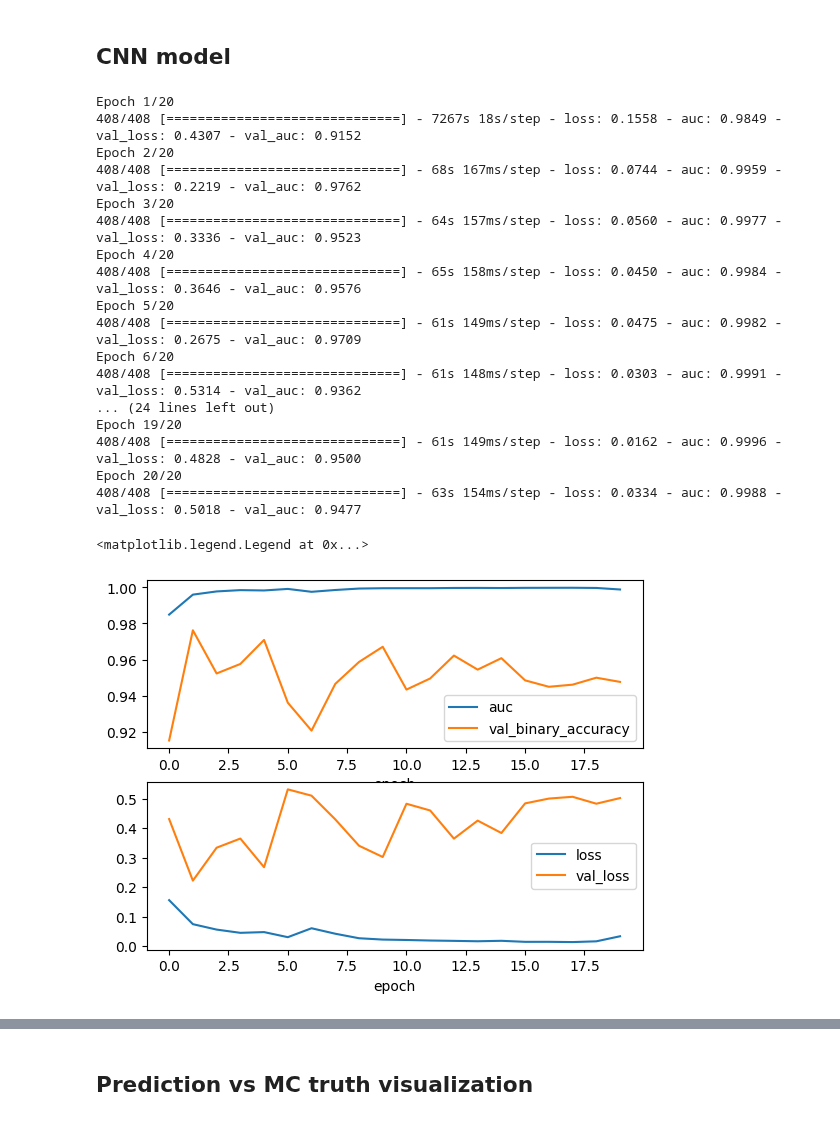
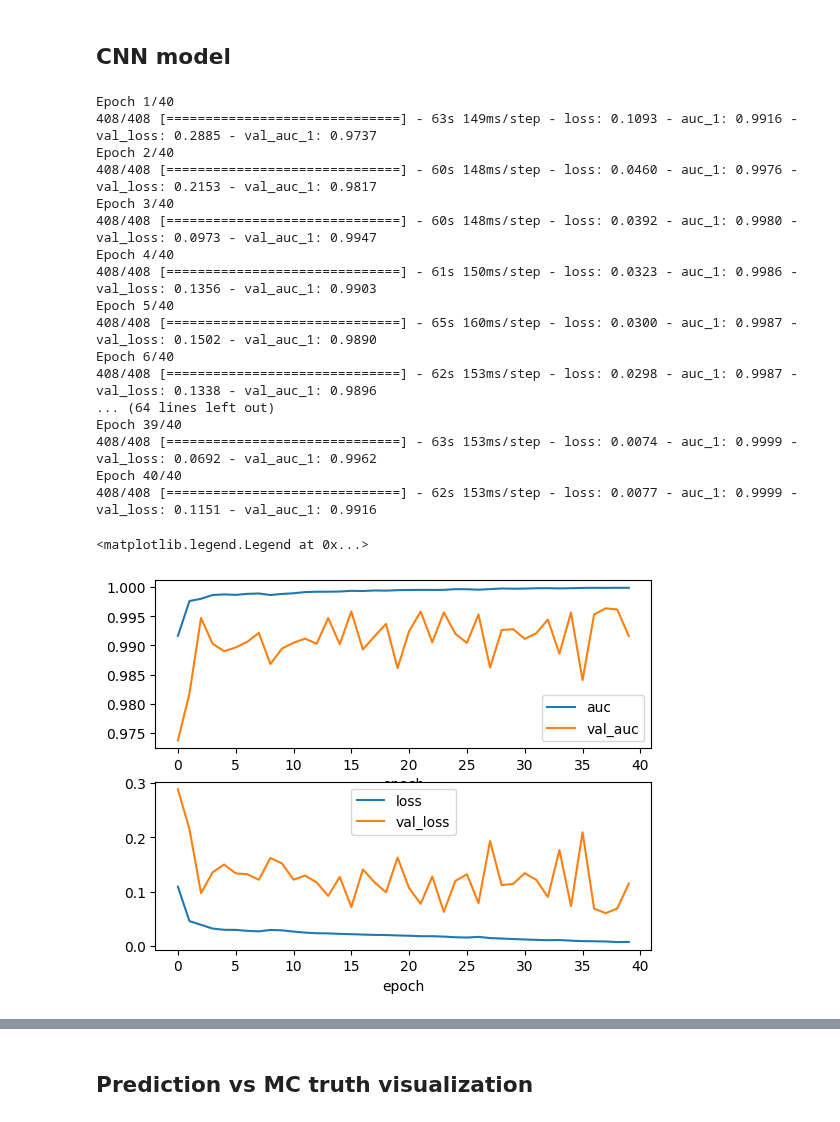
Before and after one commit to chiappo98/blinded_cameras, a Jupyter notebook: supervised_cnn.ipynb, the cells around one changed output, grey strips where cells are left out. Drawn from its saved outputs; the diff is of its cells as text; code cells hidden in the pictures.

```diff
--- a/supervised_cnn.ipynb
+++ b/supervised_cnn.ipynb
@@ -57,17 +62,20 @@ root_threshold = 100
 ###### fixed parameters ###########
 n_cam_in_grain_0 = 54
 n_cam_in_grain_1 = 58
+n_cam_in_grain_2 = 60
 cam_side_length = 32
 ###################################
 
 inner_ph_in_0 = inner_ph_in_0.reshape(n_cam_in_grain_0, -1)
 inner_ph_in_1 = inner_ph_in_1.reshape(n_cam_in_grain_1, -1)
+inner_ph_in_2 = inner_ph_in_2.reshape(n_cam_in_grain_2, -1)
 
 new_data_0 = new_data_0.reshape(-1, cam_side_length**2)
 data_in_1 = data_in_1.reshape(-1, cam_side_length**2)
+data_in_2 = data_in_2.reshape(-1, cam_side_length**2)
 
-data_in = np.concatenate((new_data_0, data_in_1))
-inner_ph_in = np.concatenate((np.ravel(inner_ph_in_0, order='F'), np.ravel(inner_ph_in_1, order='F')))
+data_in = np.concatenate((new_data_0, data_in_1, data_in_2))
+inner_ph_in = np.concatenate((np.ravel(inner_ph_in_0, order='F'), np.ravel(inner_ph_in_1, order='F'), np.ravel(inner_ph_in_2, order='F')))
 # data_in = data_in_1 #new_data_0
 # inner_ph_in = np.ravel(inner_ph_in_1, order='F')
 
@@ -94,6 +102,7 @@ scaler_data = scaler_.transform(data_in)#.reshape(-1, n_cam_in_grain, cam_side_l
 # %%
 normalize_ = np.max(data_in, axis = 1) #np.max(data.reshape(-1, cam_side_length**2), axis = 1)
 normalize_[np.where(normalize_ == 0)[0]] = 1e-5
-normalize_data = (scaler_data / (normalize_.reshape(-1,1)*np.ones((1, cam_side_length**2)))).reshape(-1, cam_side_length**2)#.reshape(-1, n_cam_in_grain, cam_side_length**2) #data
+#normalize_data = (scaler_data / (normalize_.reshape(-1,1)*np.ones((1, cam_side_length**2)))).reshape(-1, cam_side_length**2)#.reshape(-1, n_cam_in_grain, cam_side_length**2) #data
+normalize_data = (data_in / (normalize_.reshape(-1,1)*np.ones((1, cam_side_length**2)))).reshape(-1, cam_side_length**2)#.reshape(-1, n_cam_in_grain, cam_side_length**2) #data
 normalize_data.shape
 # %% [output]
@@ -152,7 +172,7 @@ normalize_data.shape
 # %%
 sep = int(data_in.shape[0] * 0.8)
 
-train_data, test_data = data_in[:sep], data_in[sep:] #normalize_data[:800], normalize_data[800:]
+train_data, test_data = normalize_data[:sep], normalize_data[sep:] #normalize_data[:800], normalize_data[800:]
 train_label, test_label = label[:sep], label[sep:]
 
 print(train_data.shape)
@@ -240,7 +266,7 @@ model.add(Dense(64, activation='relu'))
 model.add(Dense(2, activation='sigmoid'))  #softmax
 # %%
 #compile model using accuracy to measure model performance
-model.compile(optimizer='Nadam', loss=BinaryCrossentropy(from_logits=False), metrics=[AUC()])  #SparseCategoricalCrossentropy(from_logits=True) BinaryCrossentropy(from_logits=True)
+model.compile(optimizer=Nadam(learning_rate=0.0005), loss=BinaryCrossentropy(from_logits=False), metrics=[AUC()]) #F1Score    #SparseCategoricalCrossentropy(from_logits=True) BinaryCrossentropy(from_logits=True)
                                                                                         #'binary_crossentropy''categorical_crossentropy'
                                                                                         #metrics=[metricBinaryCrossentropy(from_logits=True)] 'binary_accuracy'
                                                                                         # FalseNegatives(thresholds=0)
@@ -249,41 +275,41 @@ model.compile(optimizer='Nadam', loss=BinaryCrossentropy(from_logits=False), met
 #model.summary()
 
 # Train the model
-history_callback = model.fit(train_data, train_label_ohe, batch_size=256, validation_split=0.15, epochs=20) #validation_data=(test_data, test_label_ohe)  #_ohe
+history_callback = model.fit(train_data, train_label_ohe, batch_size=256, validation_split=0.15, epochs=40) #validation_data=(test_data, test_label_ohe)  #_ohe
 #plot_model(model, to_file='model_plot.png', show_shapes=True, show_layer_names=True)
 #pd.DataFrame(history_callback.history).plot(logy=True)
 # %% [output]
-Epoch 1/20
-408/408 [==============================] - 7267s 18s/step - loss: 0.1558 - auc: 0.9849 - val_loss: 0.4307 - val_auc: 0.9152
-Epoch 2/20
-408/408 [==============================] - 68s 167ms/step - loss: 0.0744 - auc: 0.9959 - val_loss: 0.2219 - val_auc: 0.9762
-Epoch 3/20
-408/408 [==============================] - 64s 157ms/step - loss: 0.0560 - auc: 0.9977 - val_loss: 0.3336 - val_auc: 0.9523
-Epoch 4/20
-408/408 [==============================] - 65s 158ms/step - loss: 0.0450 - auc: 0.9984 - val_loss: 0.3646 - val_auc: 0.9576
-Epoch 5/20
-408/408 [==============================] - 61s 149ms/step - loss: 0.0475 - auc: 0.9982 - val_loss: 0.2675 - val_auc: 0.9709
-Epoch 6/20
-408/408 [==============================] - 61s 148ms/step - loss: 0.0303 - auc: 0.9991 - val_loss: 0.5314 - val_auc: 0.9362
-... (24 lines left out)
-Epoch 19/20
-408/408 [==============================] - 61s 149ms/step - loss: 0.0162 - auc: 0.9996 - val_loss: 0.4828 - val_auc: 0.9500
-Epoch 20/20
-408/408 [==============================] - 63s 154ms/step - loss: 0.0334 - auc: 0.9988 - val_loss: 0.5018 - val_auc: 0.9477
+Epoch 1/40
+408/408 [==============================] - 63s 149ms/step - loss: 0.1093 - auc_1: 0.9916 - val_loss: 0.2885 - val_auc_1: 0.9737
+Epoch 2/40
+408/408 [==============================] - 60s 148ms/step - loss: 0.0460 - auc_1: 0.9976 - val_loss: 0.2153 - val_auc_1: 0.9817
+Epoch 3/40
+408/408 [==============================] - 60s 148ms/step - loss: 0.0392 - auc_1: 0.9980 - val_loss: 0.0973 - val_auc_1: 0.9947
+Epoch 4/40
+408/408 [==============================] - 61s 150ms/step - loss: 0.0323 - auc_1: 0.9986 - val_loss: 0.1356 - val_auc_1: 0.9903
+Epoch 5/40
+408/408 [==============================] - 65s 160ms/step - loss: 0.0300 - auc_1: 0.9987 - val_loss: 0.1502 - val_auc_1: 0.9890
+Epoch 6/40
+408/408 [==============================] - 62s 153ms/step - loss: 0.0298 - auc_1: 0.9987 - val_loss: 0.1338 - val_auc_1: 0.9896
+... (64 lines left out)
+Epoch 39/40
+408/408 [==============================] - 63s 153ms/step - loss: 0.0074 - auc_1: 0.9999 - val_loss: 0.0692 - val_auc_1: 0.9962
+Epoch 40/40
+408/408 [==============================] - 62s 153ms/step - loss: 0.0077 - auc_1: 0.9999 - val_loss: 0.1151 - val_auc_1: 0.9916
 # %%
 fig, ax = plt.subplots(2,1)
-ax[0].plot(history_callback.history['auc'], label='auc')
-ax[0].plot(history_callback.history['val_auc'], label='val_binary_accuracy')
+ax[0].plot(history_callback.history['auc_1'], label='auc')
+ax[0].plot(history_callback.history['val_auc_1'], label='val_auc')
 ax[0].set_xlabel('epoch')
 ax[0].legend()
 
 ax[1].plot(history_callback.history['loss'], label='loss')
 ax[1].plot(history_callback.history['val_loss'], label='val_loss')
 ax[1].set_xlabel('epoch')
 ax[1].legend()
 # %% [output]
 <matplotlib.legend.Legend at 0x...>
-[figure, old version]
+[figure, new version]
 # %%
 test_loss, test_acc = model.evaluate(test_data, test_label_ohe) #ohe?
 print('test_acc:', test_acc)
```
Also changed, not shown: parts of 13 cells of this notebook.
